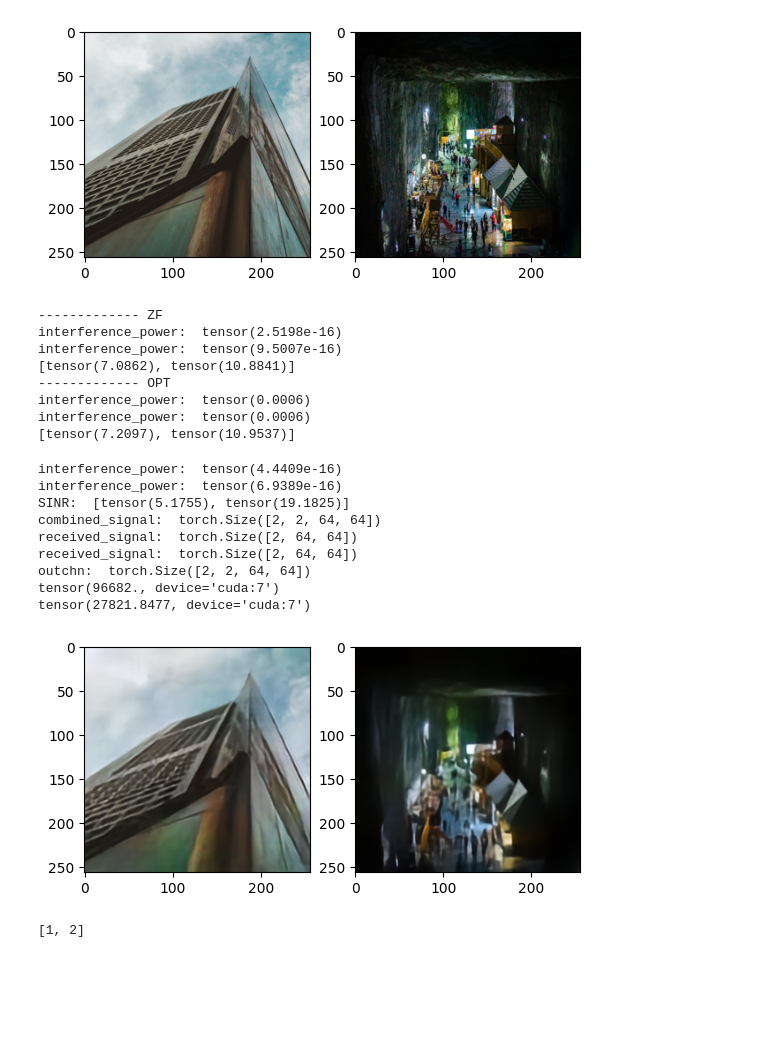
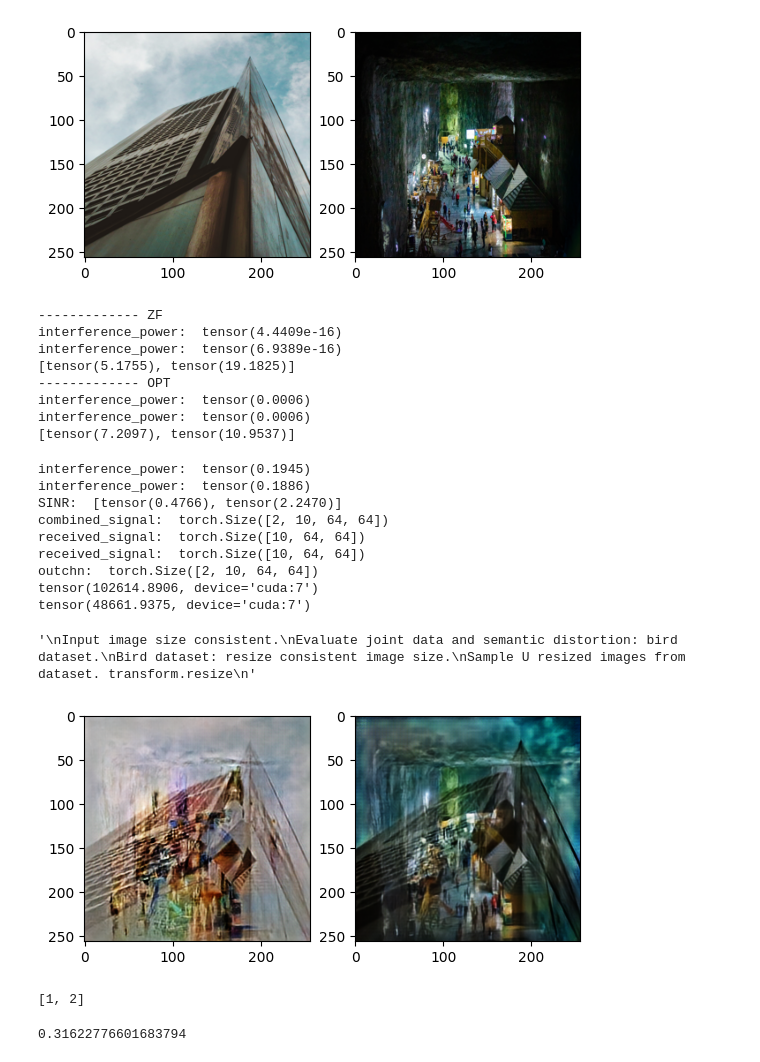
Before and after one commit to kaiyuan03/DJSCC, a Jupyter notebook: ws/ws_5_28.ipynb, the cells around one changed output. Cells and saved outputs as stored; diff of their text form; code cells hidden in the pictures; blank space fills up the shorter version.

```diff
--- a/ws/ws_5_28.ipynb
+++ b/ws/ws_5_28.ipynb
@@ -166,34 +166,38 @@ mu_simo = CHN_MU_MISO(U,Nt,W,H,P,p_noise)
 # torch.manual_seed(10)
 # # W = F.normalize(torch.randn(Nt,U),dim=0)
 # # H = torch.randn(Nt,U)
-# H = torch.Tensor([[1,0.1],[0.3,1]])
-# W_dict = {
-#     "ZF":F.normalize(H@torch.inverse(H.T@H),dim=0),
-#     "OPT":torch.Tensor([[0.9976,-0.2448],[-0.0693,0.9696]])
-# }
-# P = [0.6846,0.2837]
-# p_noise = [0.3**2,0.15**2]
+H = torch.Tensor([[1,0.1],[0.3,1]])
+W_dict = {
+    "ZF":F.normalize(H@torch.inverse(H.T@H),dim=0),
+    "OPT":torch.Tensor([[0.9976,-0.2448],[-0.0693,0.9696]])
+}
+P_dict = {
+    "OPT": [0.6846,0.2837],
+    "ZF":[0.5,0.5]}
+p_noise = [0.3**2,0.15**2]
 
-def sinr_downlink(W_dict,mode,P,W,H,p_noise):
+def sinr_downlink(W_dict,P,H,p_noise):
+    U = len(p_noise)
     for mode,W in W_dict.items():
         print("-------------",mode)
         # compute SINR
         sinr = []
         for u in range(U):
-            signal_power = P[u]*(W[:,u]@H[:,u])**2
+            signal_power = P[mode][u]*(W[:,u]@H[:,u])**2
             interference_power = 0
             for u_ in range(U):
                 if u_ == u:
                     continue
-                interference_power += P[u_]*(W[:,u_]@H[:,u])**2
+                interference_power += P[mode][u_]*(W[:,u_]@H[:,u])**2
             print("interference_power: ", interference_power)
             sinr.append(signal_power/(interference_power+p_noise[u]))
         print(sinr)
+sinr_downlink(W_dict,P_dict,H,p_noise)
 # %% [output]
 ------------- ZF
-interference_power:  tensor(2.5198e-16)
-interference_power:  tensor(9.5007e-16)
-[tensor(7.0862), tensor(10.8841)]
+interference_power:  tensor(4.4409e-16)
+interference_power:  tensor(6.9389e-16)
+[tensor(5.1755), tensor(19.1825)]
 ------------- OPT
 interference_power:  tensor(0.0006)
 interference_power:  tensor(0.0006)
@@ -205,8 +209,8 @@ U = 2
 torch.manual_seed(10)
 H = torch.randn(Nt,U)
 H = torch.Tensor([[1,0.1],[0.3,1]])
-W = F.normalize(H@torch.inverse(H.T@H),dim=0)
-# W = F.normalize(H,dim=0)
+# W = F.normalize(H@torch.inverse(H.T@H),dim=0)
+W = F.normalize(torch.randn(Nt,U),dim=0)
 # W = torch.Tensor([[0.9976,-0.2448],[-0.0693,0.9696]])
 P = [1,1]
 p_noise = [0.1,0.1]
@@ -236,43 +240,44 @@ with torch.no_grad():
     height2,width2=x2.size(2),x2.size(3)
     pad1,unpad1=compute_padding(height1,width1,min_div=2**6)
     pad2,unpad2=compute_padding(height2,width2,min_div=2**6)
     x_padded1 = F.pad(x1,pad1,mode='constant',value=0)
     x_padded2 = F.pad(x2,pad2,mode='constant',value=0)
     outenc1 = model.encoder(x_padded1)
     outenc2 = model.encoder(x_padded2)
     # outchn = su_miso(outenc)
     # outchn1 = outenc1
     outchn = mu_simo(torch.stack([outenc1.squeeze(),outenc2.squeeze()]))
     print("outchn: ", outchn.shape)
     outchn1 = outchn[0].unsqueeze(0)
     outchn2 = outchn[1].unsqueeze(0)
     xhat1 = model.decoder(outchn1)
     xhat2 = model.decoder(outchn2)
     x_unpad1 = F.pad(xhat1,unpad1)
     x_unpad2 = F.pad(xhat2,unpad2)
 plt.subplot(121)
 plt.imshow(x_unpad1.squeeze().to('cpu').permute(1,2,0))
 print(torch.sum(x_unpad1))
 plt.subplot(122)
 plt.imshow(x_unpad2.squeeze().to('cpu').permute(1,2,0))
 print(torch.sum(x_unpad2))
 """
 Input image size consistent.
 Evaluate joint data and semantic distortion: bird dataset.
 Bird dataset: resize consistent image size.
 Sample U resized images from dataset. transform.resize
 """
 # %% [output]
-interference_power:  tensor(4.4409e-16)
-interference_power:  tensor(6.9389e-16)
-SINR:  [tensor(5.1755), tensor(19.1825)]
-combined_signal:  torch.Size([2, 2, 64, 64])
-received_signal:  torch.Size([2, 64, 64])
-received_signal:  torch.Size([2, 64, 64])
-outchn:  torch.Size([2, 2, 64, 64])
-tensor(96682., device='cuda:7')
-tensor(27821.8477, device='cuda:7')
+interference_power:  tensor(0.1945)
+interference_power:  tensor(0.1886)
+SINR:  [tensor(0.4766), tensor(2.2470)]
+combined_signal:  torch.Size([2, 10, 64, 64])
+received_signal:  torch.Size([10, 64, 64])
+received_signal:  torch.Size([10, 64, 64])
+outchn:  torch.Size([2, 10, 64, 64])
+tensor(102614.8906, device='cuda:7')
+tensor(48661.9375, device='cuda:7')
+'\nInput image size consistent.\nEvaluate joint data and semantic distortion: bird dataset.\nBird dataset: resize consistent image size.\nSample U resized images from dataset. transform.resize\n'
-[figure, old version]
+[figure, new version]
 # %%
 Nt = 2
 U = 2
@@ -308,3 +313,13 @@ with torch.no_grad():
         continue
 # %% [output]
 [1, 2]
+# %%
+snr_db = 10
+snr_linear = 10**(snr_db/10)
+sig_power = 2 # signal power is 2 since both the real and imaginary part have power 1
+cplx_noise_power = sig_power/snr_linear
+real_noise_power = cplx_noise_power/2
+real_noise_stddev = real_noise_power**0.5
+print(real_noise_stddev)
+# %% [output]
+0.31622776601683794
```
Also changed, not shown: parts of 1 cell of this notebook, 29 other files.
